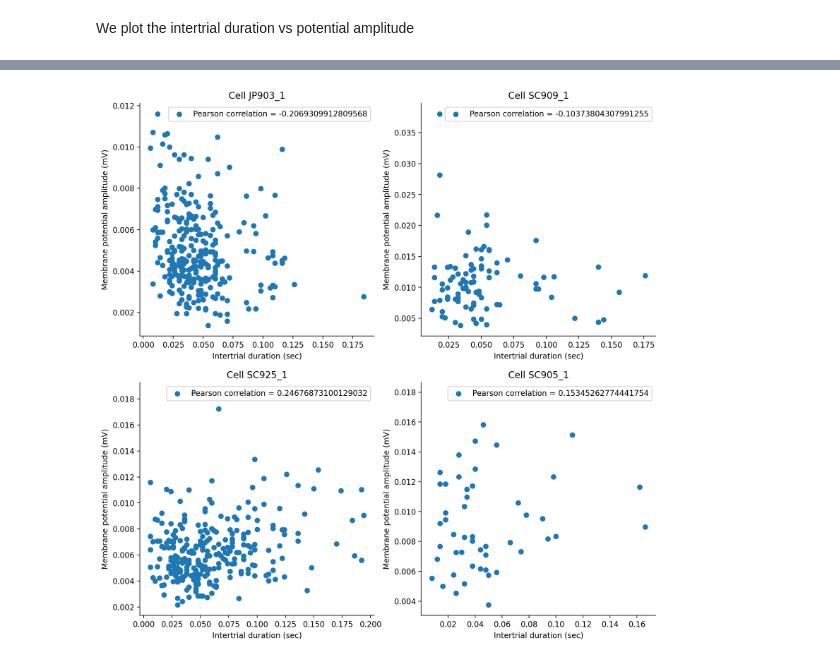
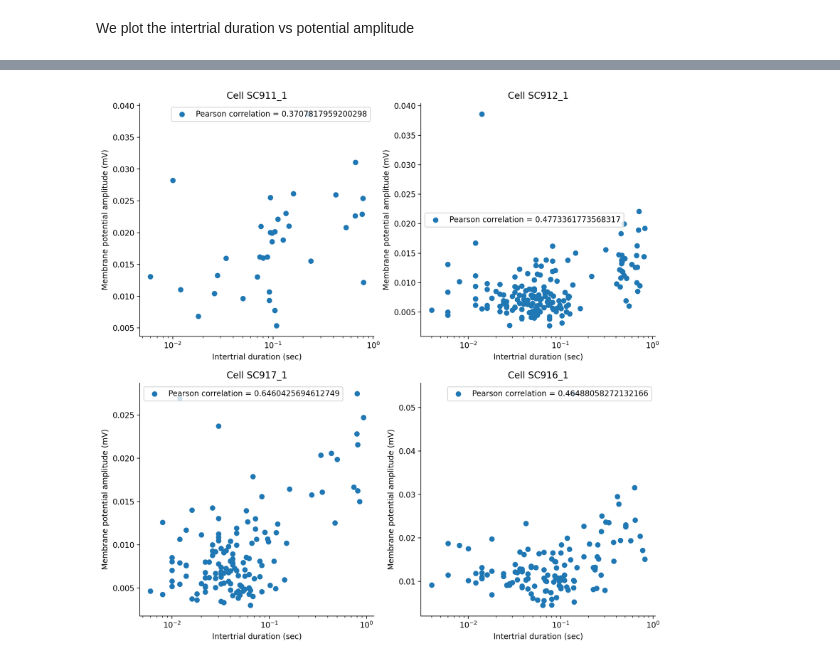
Before and after one commit to shrinidhivelan/Cellular_Mechanisms, a Jupyter notebook: Miniproject_Part4 copy.ipynb, the cells around one changed output, grey strips where cells are left out. Drawn from its saved outputs; the diff is of its cells as text; code cells hidden in the pictures.

```diff
--- a/Miniproject_Part4 copy.ipynb
+++ b/Miniproject_Part4 copy.ipynb
@@ -134,7 +134,7 @@ for idx, cell_id in enumerate(np.unique(data_df_exc.Cell_ID)):
             end_index_vm = np.searchsorted(vm_time, end+post_window)
 
             iti_dur = start-event_times[event-1][1]
-            if iti_dur < 0.2:
+            if iti_dur < 1:
                 iti_dur_tot.append(iti_dur)
                 amp_vm = max(vm_sub[start_index_vm:end_index_vm])- min(vm_sub[start_index_vm:end_index_vm])
                 vm_amp_tot.append(amp_vm)
@@ -217,6 +199,7 @@ Since we do not want to plot 67 different cells, we randomly choose 4.
 # %%
 import random
 good_cells = list(result_dict.keys())
-random_cells = random.sample(sorted(good_cells), 4)
+#random_cells = random.sample(sorted(good_cells), 4)
+random_cells = ['SC911_1', 'SC912_1', 'SC917_1', 'SC916_1']
 print(random_cells)
 # %% [output]
@@ -272,2 +258,17 @@ for i in range(4):
 # %% [markdown]
 We plot the intertrial duration vs potential amplitude
+# %%
+from scipy.optimize import curve_fit
+cell = random_cells[3]
+x_values = result_dict[cell]['iti_duration']
+y_values = result_dict[cell]['vm_amplitude']
+popt, pcov = curve_fit(log_func, np.log1p(x_values), y_values)
+
+# Generate points for the fitted curve
+x_fit = np.linspace(min(x_values), max(x_values), 100)
+y_fit = log_func(np.log1p(x_fit), *popt)
+
+# Scatter plot and fitted curve
+plt.scatter(x_values, y_values)
+plt.xscale('log')
+plt.plot(x_fit, y_fit, color='black')
@@ -274,21 +278,24 @@ We plot the intertrial duration vs potential amplitude
 # %%
 fig, axs = plt.subplots(2,2, figsize=(12,12), dpi=200)
 
 for ax in axs.flat:
     ax.spines['top'].set_visible(False)
     ax.spines['right'].set_visible(False)
-
-for ax in axs.flat:
+    ax.set_xscale('log')
     ax.set(xlabel='Intertrial duration (sec)', ylabel='Membrane potential amplitude (mV)')
 
 for i in range(4):
     x = int(np.floor(i/2))
     cell = random_cells[i]
     x_values = result_dict[cell]['iti_duration']
     y_values = result_dict[cell]['vm_amplitude']
+    #print(type(x_values))
     correlation = scipy.stats.pearsonr(x_values, y_values)
+
     axs[x][i%2].scatter(x_values, y_values, label = f'Pearson correlation = {correlation.statistic}')
     axs[x][i%2].set_title(f'Cell {cell}')
     axs[x][i%2].legend()
+    #xfit = np.linspace(0,2000,num=200)
+    #axs[x][i%2].plot(xfit, logFunc(xfit, *logFit(x_values,y_values)))
 # %% [output]
-[figure, old version]
+[figure, new version]
```
Also changed, not shown: parts of 6 cells of this notebook.
